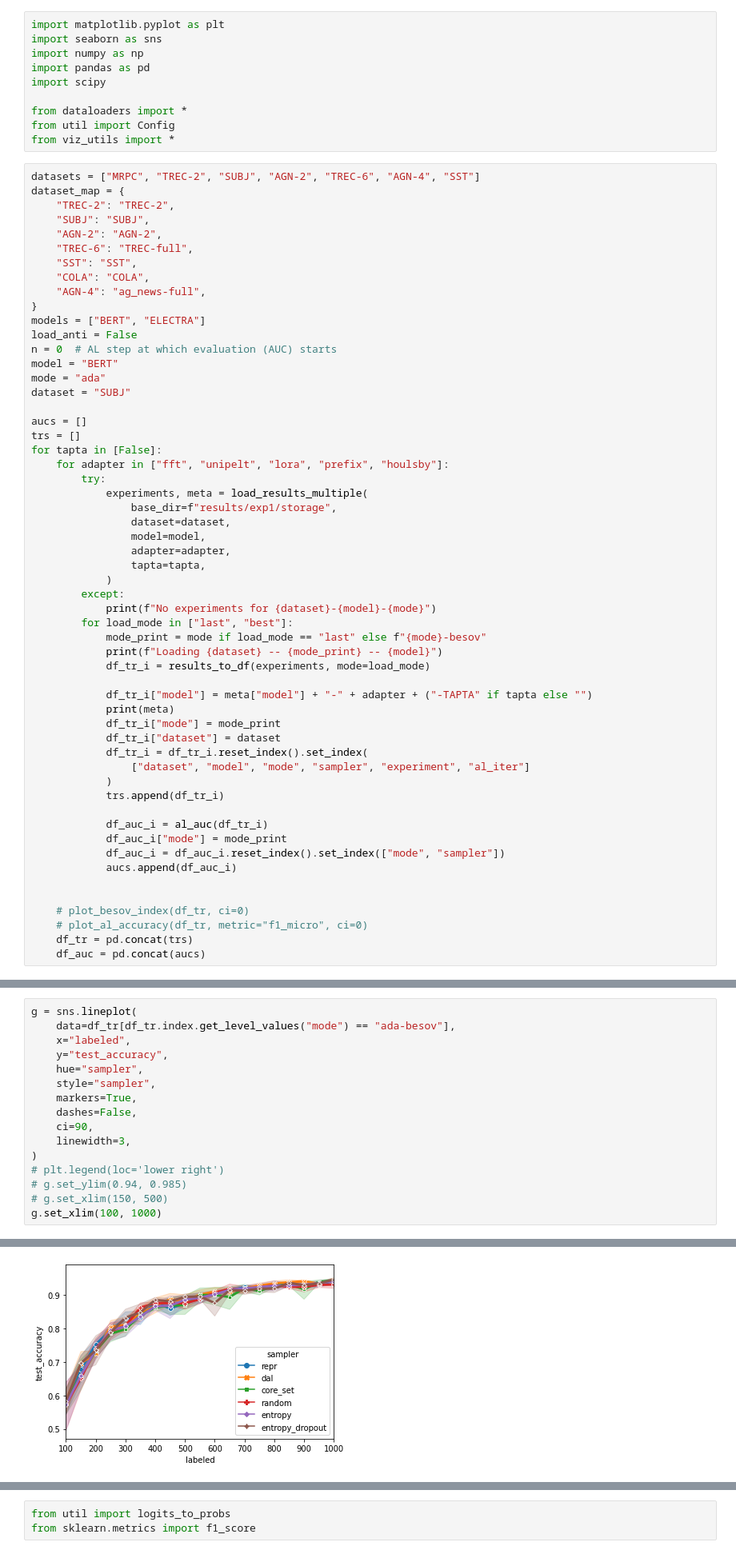
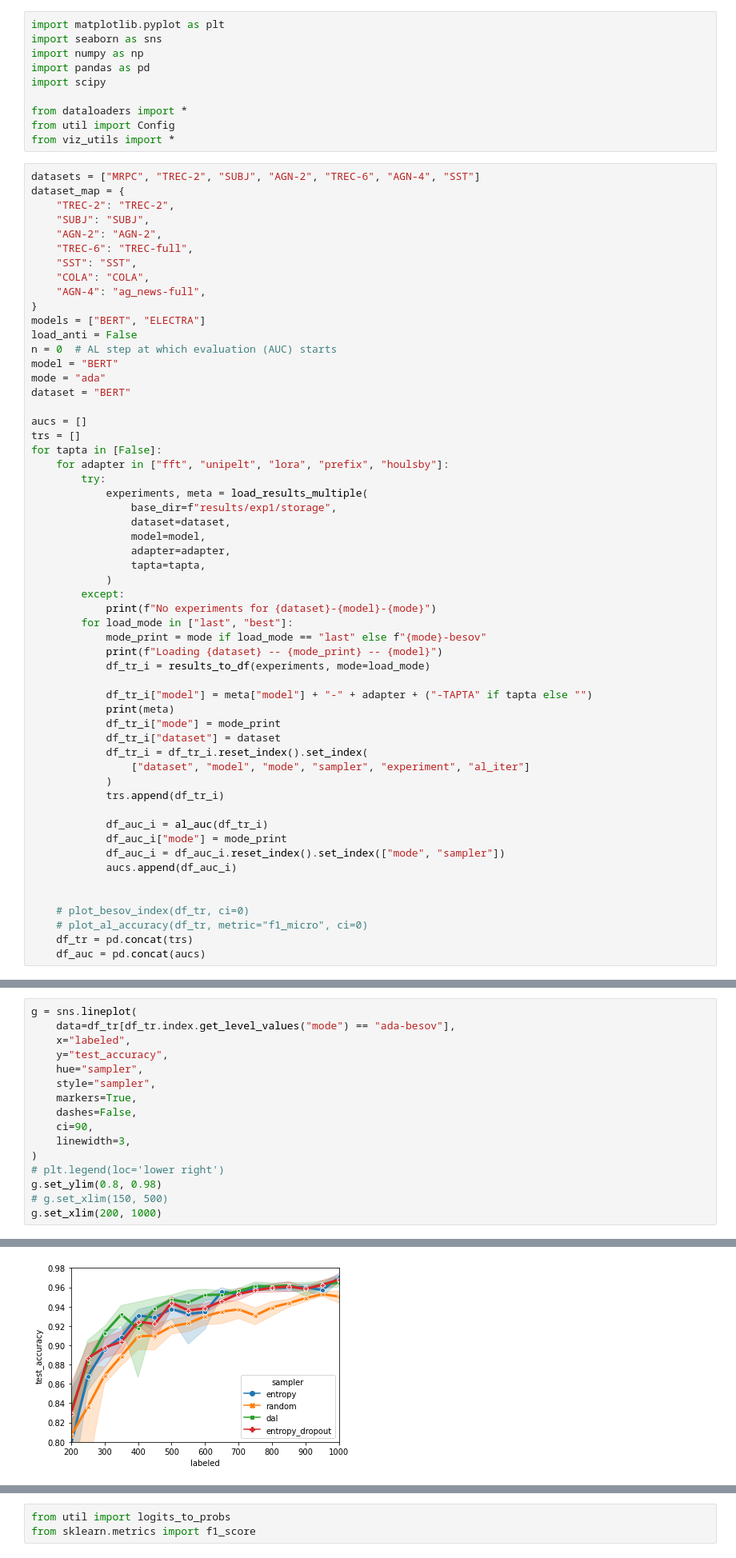
Before and after one commit to josipjukic/adapter-al, a Jupyter notebook: tinkering.ipynb, the cells around one changed output, grey strips where cells are left out. Shown at 80% size. Drawn from its saved outputs; the diff is of its cells as text.

```diff
--- a/tinkering.ipynb
+++ b/tinkering.ipynb
@@ -24,7 +24,7 @@ load_anti = False
 n = 0  # AL step at which evaluation (AUC) starts
 model = "BERT"
 mode = "ada"
-dataset = "SUBJ"
+dataset = "BERT"
 
 aucs = []
 trs = []
@@ -131,7 +173,7 @@ g = sns.lineplot(
     linewidth=3,
 )
 # plt.legend(loc='lower right')
-# g.set_ylim(0.94, 0.985)
+g.set_ylim(0.8, 0.98)
 # g.set_xlim(150, 500)
-g.set_xlim(100, 1000)
+g.set_xlim(200, 1000)
 # %% [output]
@@ -139 +181 @@ g.set_xlim(100, 1000)
-[figure, old version]
+[figure, new version]
```
Also changed, not shown: parts of 40 cells of this notebook, 6 other files.
